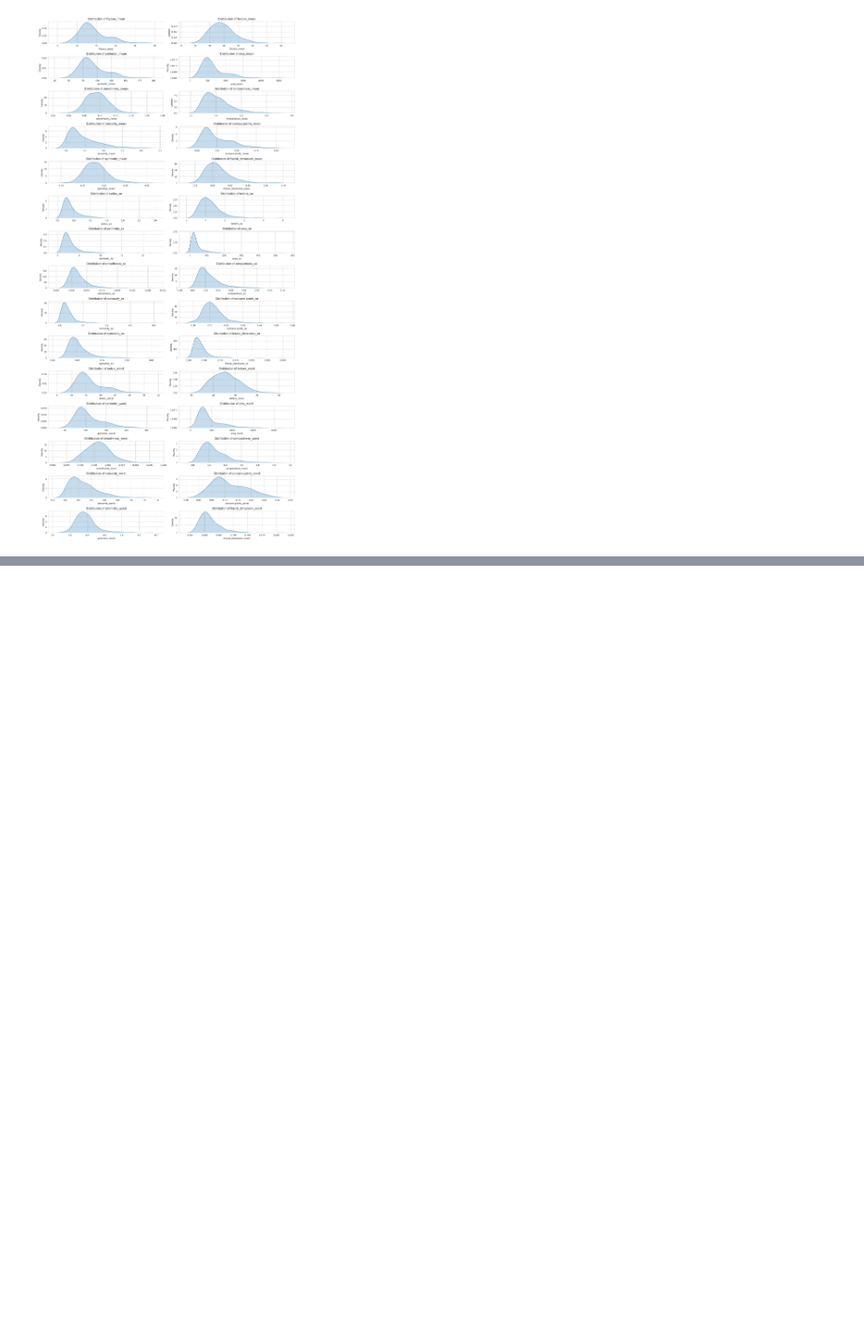
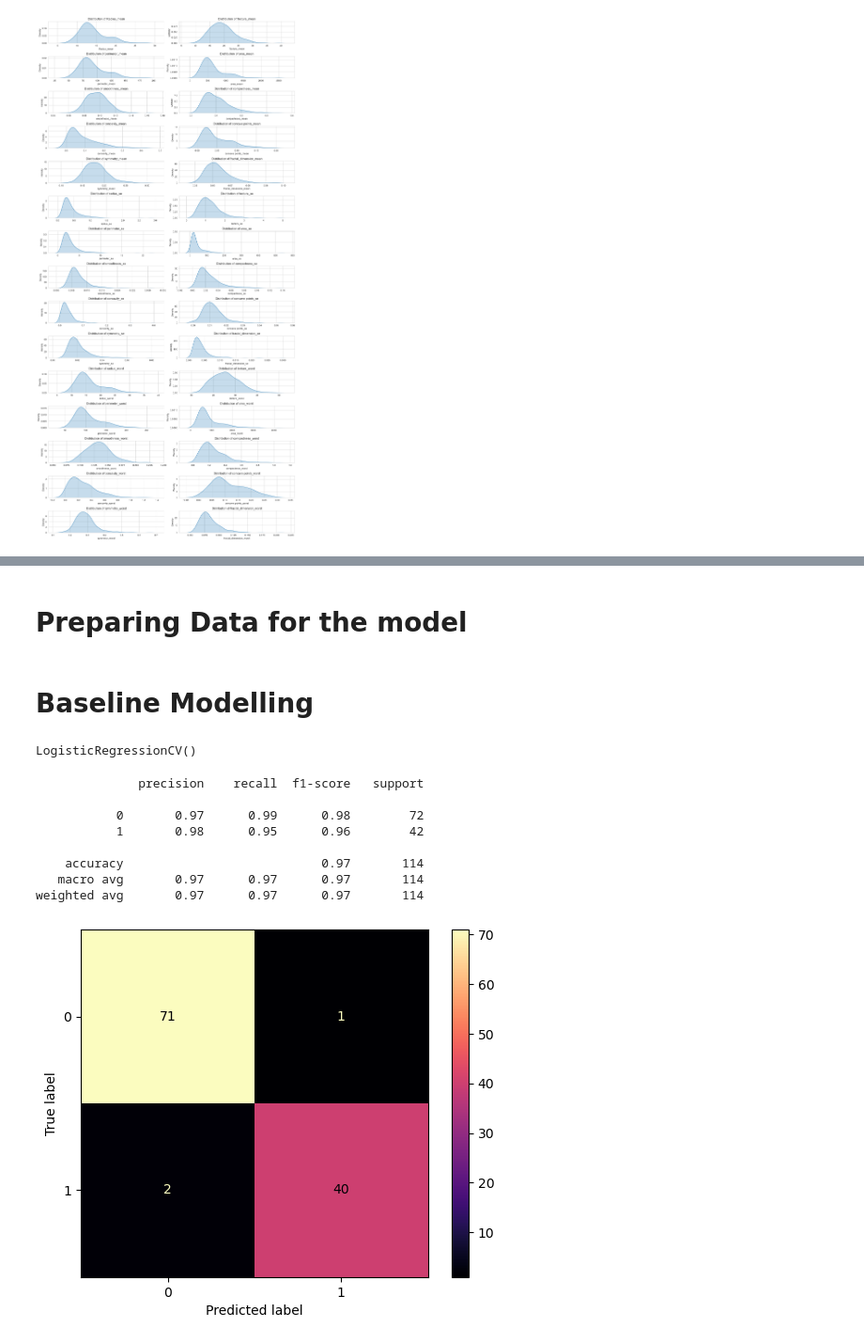
Before and after one commit to Jefest1/CVIP_Data_Science_Intern, a Jupyter notebook: breast_cancer_prediction.ipynb, the cells around one changed output, grey strips where cells are left out. Shown at 94% size. Drawn from its saved outputs; the diff is of its cells as text; code cells hidden in the pictures; blank space fills up the shorter version.

```diff
--- a/breast_cancer_prediction.ipynb
+++ b/breast_cancer_prediction.ipynb
@@ -102,0 +147,16 @@ plt.tight_layout()
+# %% [markdown]
+# Preparing Data for the model
+# %%
+# Splitting data into target and independent Variables
+X = data.drop('diagnosis', axis=1)
+y = data['diagnosis']
+# %%
+# Splitting data into training and testing sets
+X_train, X_test, y_train, y_test = train_test_split(X, y, test_size=0.2, random_state=8, stratify=y)
+# %%
+# Standardazing the data
+scaler = StandardScaler()
+X_train = scaler.fit_transform(X_train)
+X_test = scaler.transform(X_test)
+# %% [markdown]
+# Baseline Modelling
@@ -102,0 +166,24 @@ plt.tight_layout()
+# %%
+# fitting the data on model
+lr = LogisticRegressionCV()
+lr.fit(X_train, y_train)
+# %% [output]
+LogisticRegressionCV()
+# %%
+lr_pred = lr.predict(X_test)
+
+# Displaying model scores and appending to the list
+print(classification_report(y_test, lr_pred))
+sns.reset_orig()
+ConfusionMatrixDisplay.from_predictions(y_test, lr_pred, cmap='magma')
+plt.show()
+# %% [output]
+              precision    recall  f1-score   support
+
+           0       0.97      0.99      0.98        72
+           1       0.98      0.95      0.96        42
+
+    accuracy                           0.97       114
+   macro avg       0.97      0.97      0.97       114
+weighted avg       0.97      0.97      0.97       114
+[figure, added]
```
Also changed, not shown: parts of 7 cells of this notebook.
